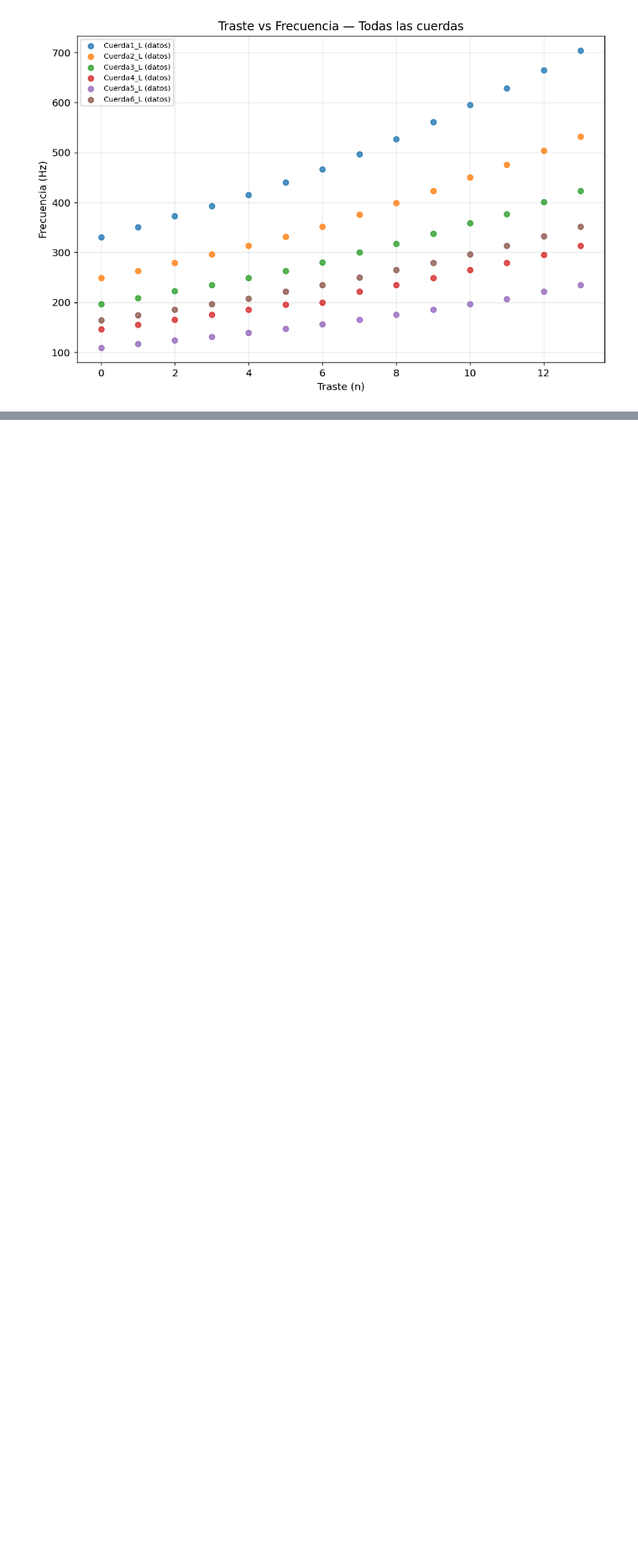
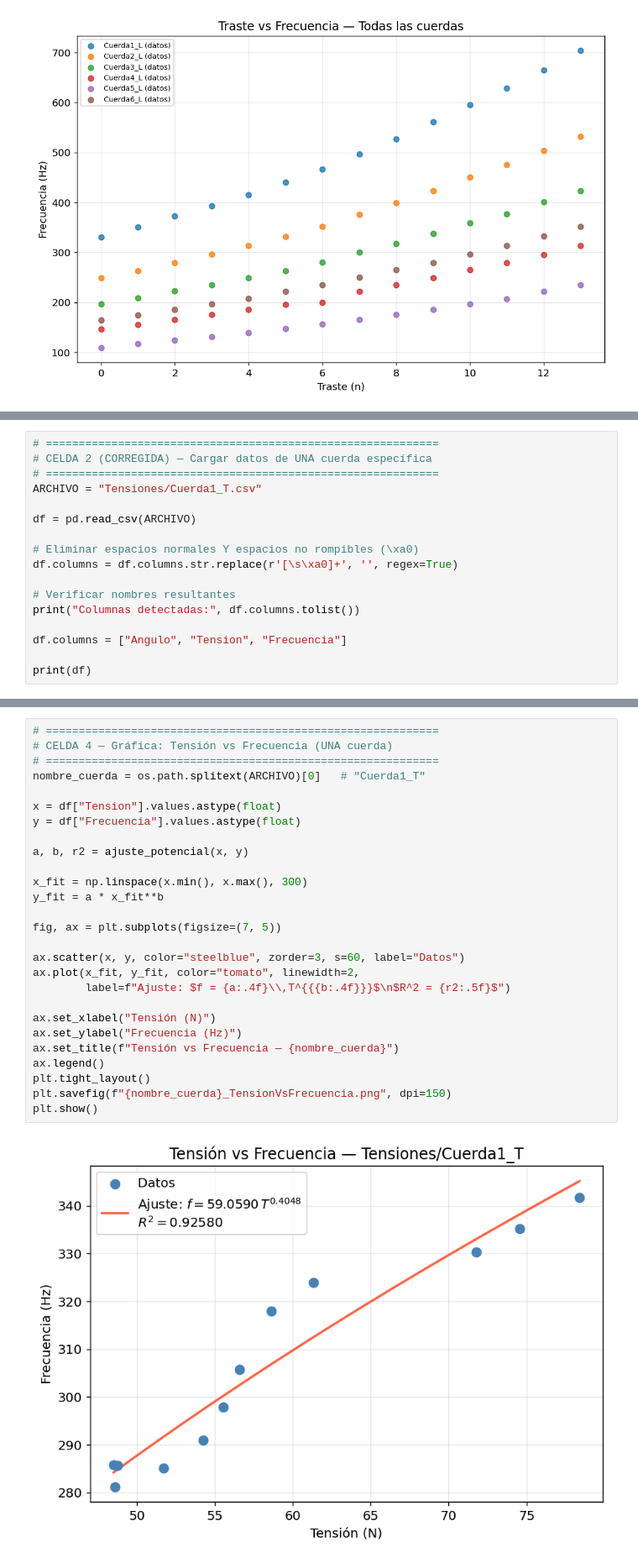
Before and after one commit to campereza043/MFC2026, a Jupyter notebook: Guitarra_F/Guitarra.ipynb, the cells around one changed output, grey strips where cells are left out. Shown at 84% size. Drawn from its saved outputs; the diff is of its cells as text; blank space fills up the shorter version.

```diff
--- a/Guitarra_F/Guitarra.ipynb
+++ b/Guitarra_F/Guitarra.ipynb
@@ -189,0 +266,17 @@ plt.show()
+# %%
+# ============================================================
+# CELDA 2 (CORREGIDA) — Cargar datos de UNA cuerda específica
+# ============================================================
+ARCHIVO = "Tensiones/Cuerda1_T.csv"
+
+df = pd.read_csv(ARCHIVO)
+
+# Eliminar espacios normales Y espacios no rompibles (\xa0)
+df.columns = df.columns.str.replace(r'[\s\xa0]+', '', regex=True)
+
+# Verificar nombres resultantes
+print("Columnas detectadas:", df.columns.tolist())
+
+df.columns = ["Angulo", "Tension", "Frecuencia"]
+
+print(df)
@@ -189,0 +320,29 @@ plt.show()
+# %%
+# ============================================================
+# CELDA 4 — Gráfica: Tensión vs Frecuencia (UNA cuerda)
+# ============================================================
+nombre_cuerda = os.path.splitext(ARCHIVO)[0]   # "Cuerda1_T"
+
+x = df["Tension"].values.astype(float)
+y = df["Frecuencia"].values.astype(float)
+
+a, b, r2 = ajuste_potencial(x, y)
+
+x_fit = np.linspace(x.min(), x.max(), 300)
+y_fit = a * x_fit**b
+
+fig, ax = plt.subplots(figsize=(7, 5))
+
+ax.scatter(x, y, color="steelblue", zorder=3, s=60, label="Datos")
+ax.plot(x_fit, y_fit, color="tomato", linewidth=2,
+        label=f"Ajuste: $f = {a:.4f}\\,T^{{{b:.4f}}}$\n$R^2 = {r2:.5f}$")
+
+ax.set_xlabel("Tensión (N)")
+ax.set_ylabel("Frecuencia (Hz)")
+ax.set_title(f"Tensión vs Frecuencia — {nombre_cuerda}")
+ax.legend()
+plt.tight_layout()
+plt.savefig(f"{nombre_cuerda}_TensionVsFrecuencia.png", dpi=150)
+plt.show()
+# %% [output]
+[figure, added]
```
Also changed, not shown: parts of 14 cells of this notebook, 4 other files.
